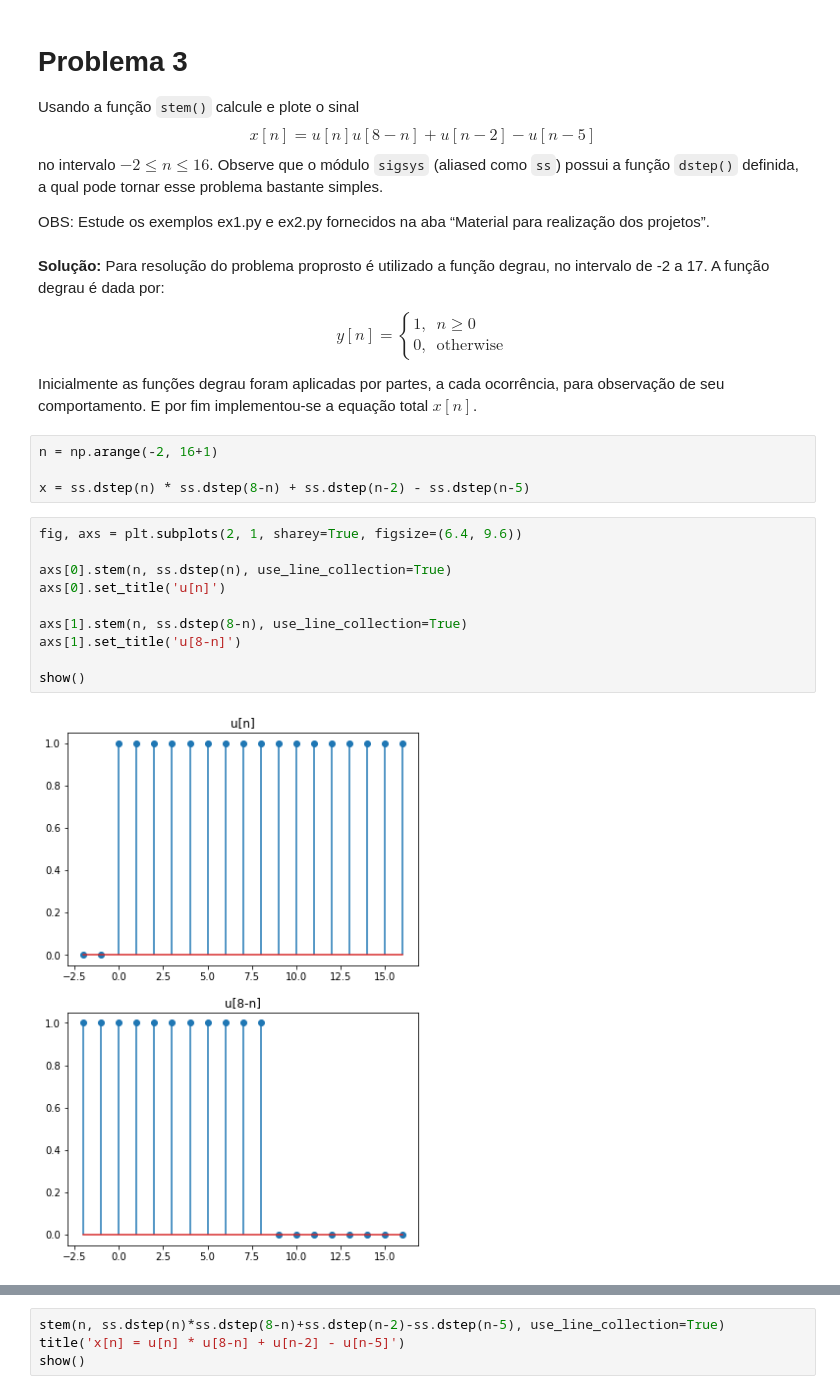
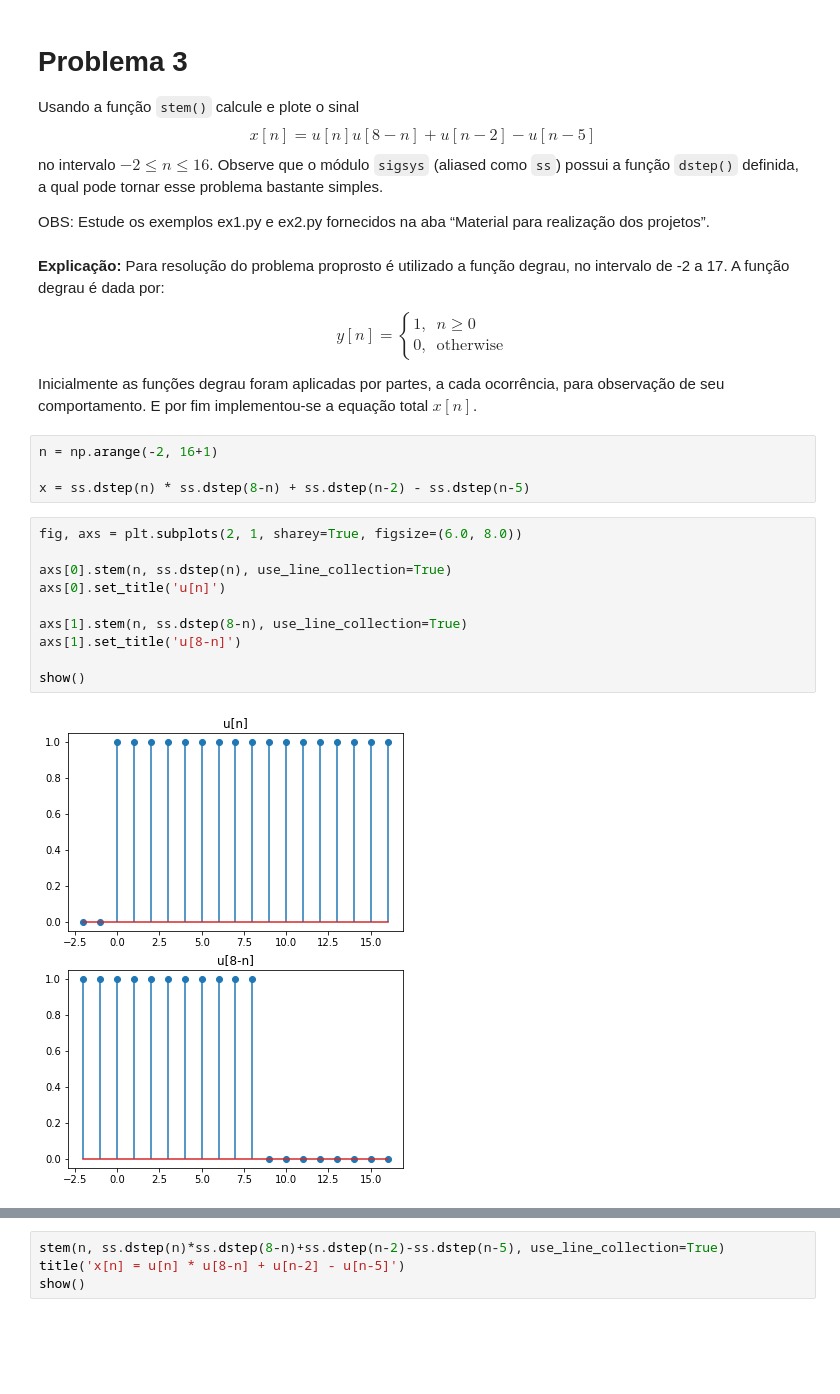
Before and after one commit to julianafalves/Sinais-Digitais, a Jupyter notebook: Projeto1.ipynb, the cells around one changed output, grey strips where cells are left out. Cells and saved outputs as stored; diff of their text form; blank space fills up the shorter version.

```diff
--- a/Projeto1.ipynb
+++ b/Projeto1.ipynb
@@ -157,7 +163,7 @@ no intervalo $-2\leq n\leq 16$.  Observe que o módulo  `sigsys`  (aliased  como
 
 OBS: Estude os exemplos ex1.py e ex2.py fornecidos na aba “Material para realização dos projetos”.
 # %% [markdown]
-**Solução:** Para resolução do problema proprosto é utilizado a função degrau, no intervalo de -2 a 17. A função degrau é dada por:
+**Explicação:** Para resolução do problema proprosto é utilizado a função degrau, no intervalo de -2 a 17. A função degrau é dada por:
 
 $$
 y[n] = \begin{cases}
@@ -172,15 +178,15 @@ n = np.arange(-2, 16+1)
 
 x = ss.dstep(n) * ss.dstep(8-n) + ss.dstep(n-2) - ss.dstep(n-5)
 # %%
-fig, axs = plt.subplots(2, 1, sharey=True, figsize=(6.4, 9.6))
+fig, axs = plt.subplots(2, 1, sharey=True, figsize=(6.0, 8.0))
 
 axs[0].stem(n, ss.dstep(n), use_line_collection=True)
 axs[0].set_title('u[n]')
 
 axs[1].stem(n, ss.dstep(8-n), use_line_collection=True)
 axs[1].set_title('u[8-n]')
 
 show()
 # %% [output]
-[figure, old version]
+[figure, new version]
 # %%
```
Also changed, not shown: parts of 35 cells of this notebook.
